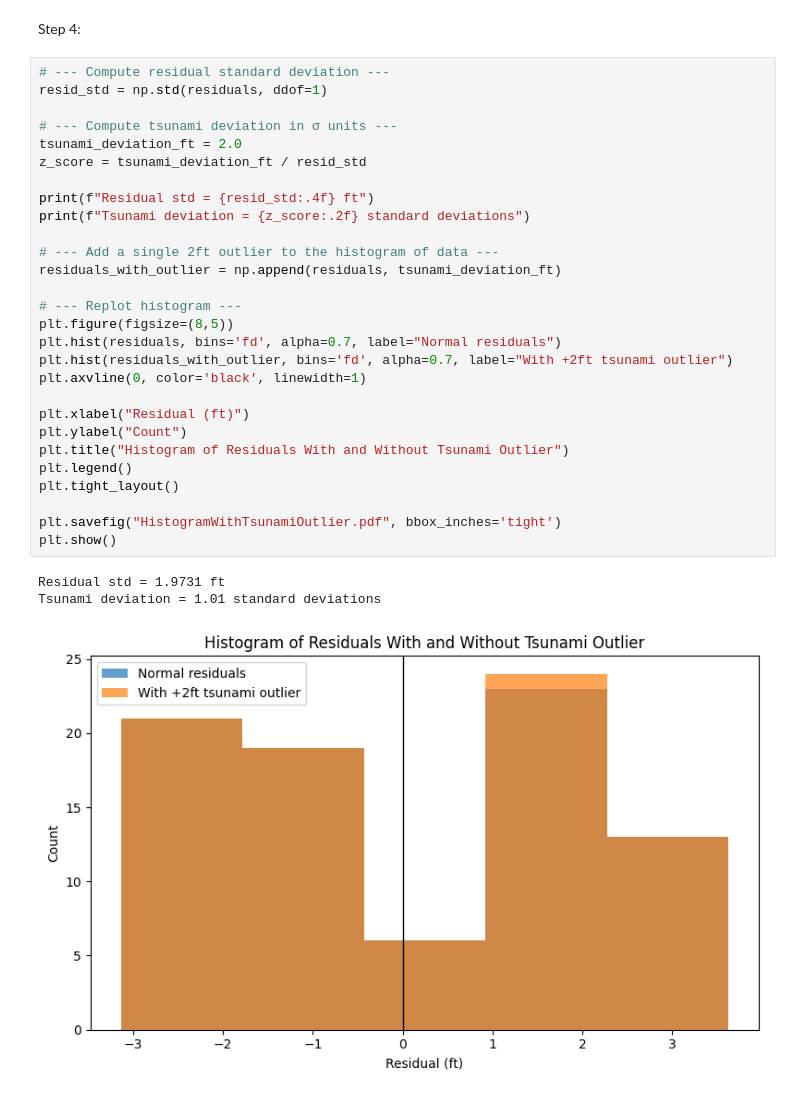
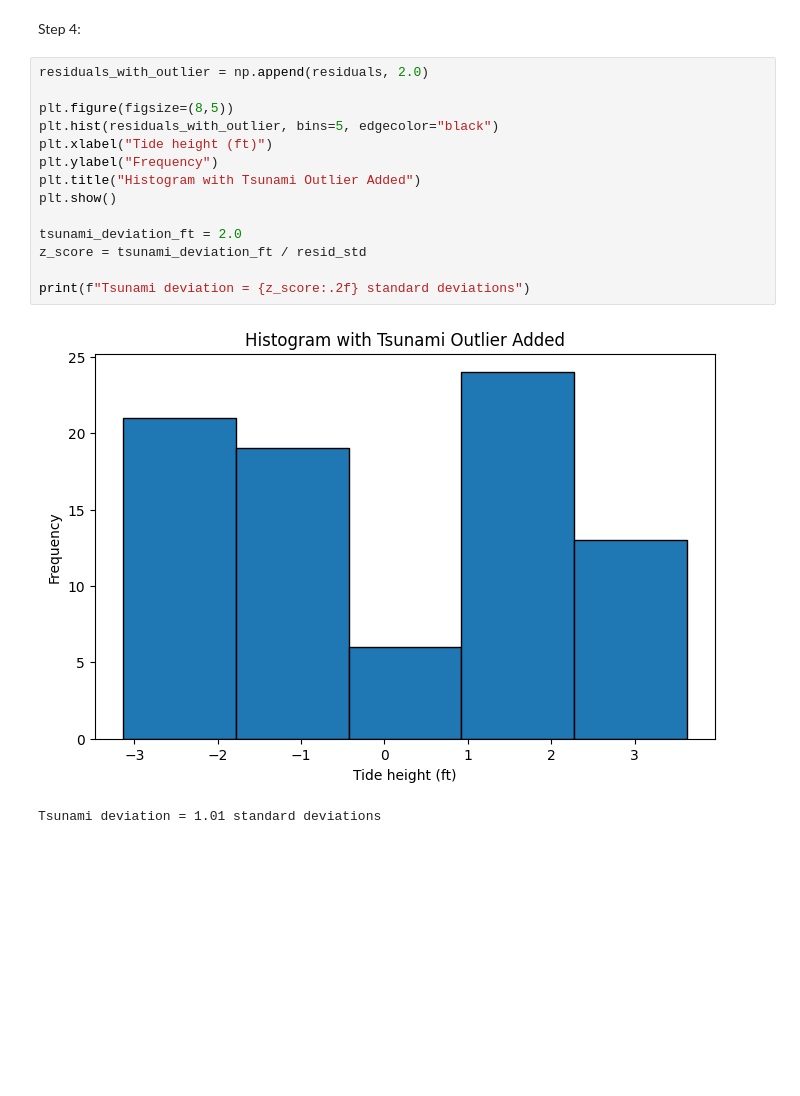
Before and after one commit to StealfDragon/ASTR19-Group_Project, a Jupyter notebook: tides.ipynb, the cells around one changed output. Drawn from its saved outputs; the diff is of its cells as text; blank space fills up the shorter version.

```diff
--- a/tides.ipynb
+++ b/tides.ipynb
@@ -111,34 +113,19 @@ Estimated intrinsic scatter: 1.957169837378681
 # %% [markdown]
 Step 4:
 # %%
-# --- Compute residual standard deviation ---
-resid_std = np.std(residuals, ddof=1)
+residuals_with_outlier = np.append(residuals, 2.0)
 
-# --- Compute tsunami deviation in σ units ---
+plt.figure(figsize=(8,5))
+plt.hist(residuals_with_outlier, bins=5, edgecolor="black")
+plt.xlabel("Tide height (ft)")
+plt.ylabel("Frequency")
+plt.title("Histogram with Tsunami Outlier Added")
+plt.show()
+
 tsunami_deviation_ft = 2.0
 z_score = tsunami_deviation_ft / resid_std
 
-print(f"Residual std = {resid_std:.4f} ft")
 print(f"Tsunami deviation = {z_score:.2f} standard deviations")
-
-# --- Add a single 2ft outlier to the histogram of data ---
-residuals_with_outlier = np.append(residuals, tsunami_deviation_ft)
-
-# --- Replot histogram ---
-plt.figure(figsize=(8,5))
-plt.hist(residuals, bins='fd', alpha=0.7, label="Normal residuals")
-plt.hist(residuals_with_outlier, bins='fd', alpha=0.7, label="With +2ft tsunami outlier")
-plt.axvline(0, color='black', linewidth=1)
-
-plt.xlabel("Residual (ft)")
-plt.ylabel("Count")
-plt.title("Histogram of Residuals With and Without Tsunami Outlier")
-plt.legend()
-plt.tight_layout()
-
-plt.savefig("HistogramWithTsunamiOutlier.pdf", bbox_inches='tight')
-plt.show()
 # %% [output]
+[figure, new version]
-Residual std = 1.9731 ft
 Tsunami deviation = 1.01 standard deviations
-[figure, old version]
```
Also changed, not shown: parts of 2 cells of this notebook, 4 other files.
